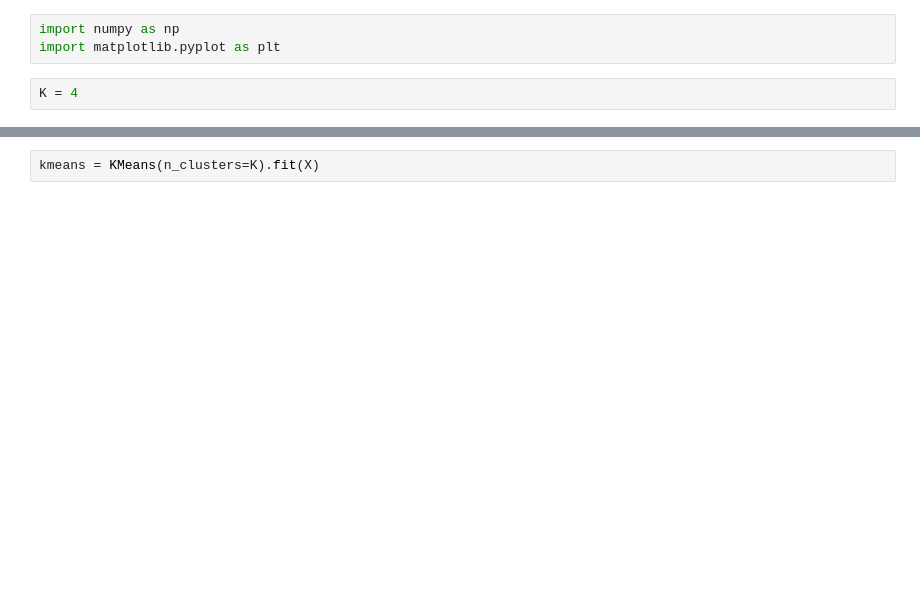
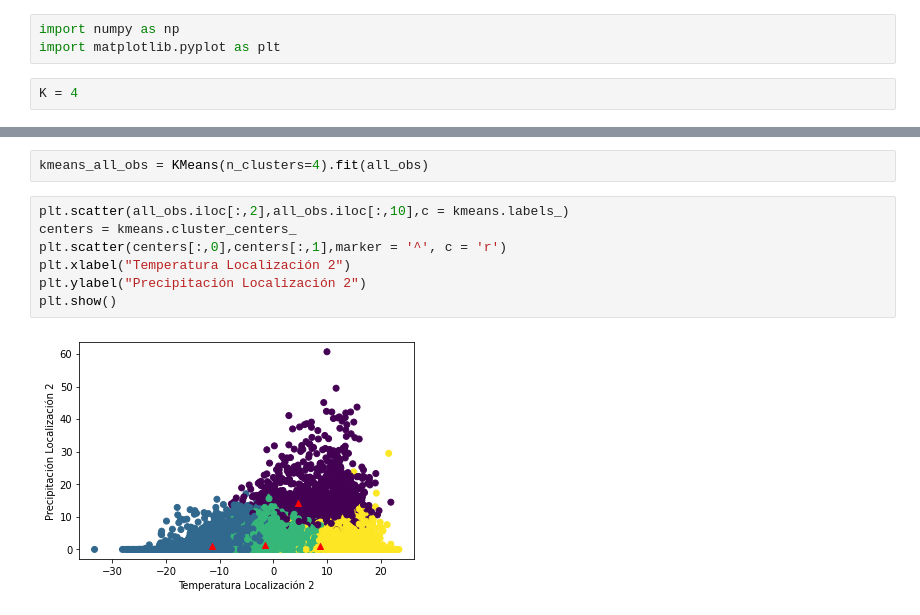
Before and after one commit to Jairo22EnriqueTec/CienciaDatosTopologia, a Jupyter notebook: 01-Clustering.ipynb, the cells around one changed output, grey strips where cells are left out. Cells and saved outputs as stored; diff of their text form; blank space fills up the shorter version.

```diff
--- a/01-Clustering.ipynb
+++ b/01-Clustering.ipynb
@@ -137,2 +137,11 @@ K = 4
 # %%
-kmeans = KMeans(n_clusters=K).fit(X)
+kmeans_all_obs = KMeans(n_clusters=4).fit(all_obs)
+# %%
+plt.scatter(all_obs.iloc[:,2],all_obs.iloc[:,10],c = kmeans.labels_)
+centers = kmeans.cluster_centers_
+plt.scatter(centers[:,0],centers[:,1],marker = '^', c = 'r')
+plt.xlabel("Temperatura Localización 2")
+plt.ylabel("Precipitación Localización 2")
+plt.show()
+# %% [output]
+[figure, added]
```
Also changed, not shown: parts of 9 cells of this notebook.
